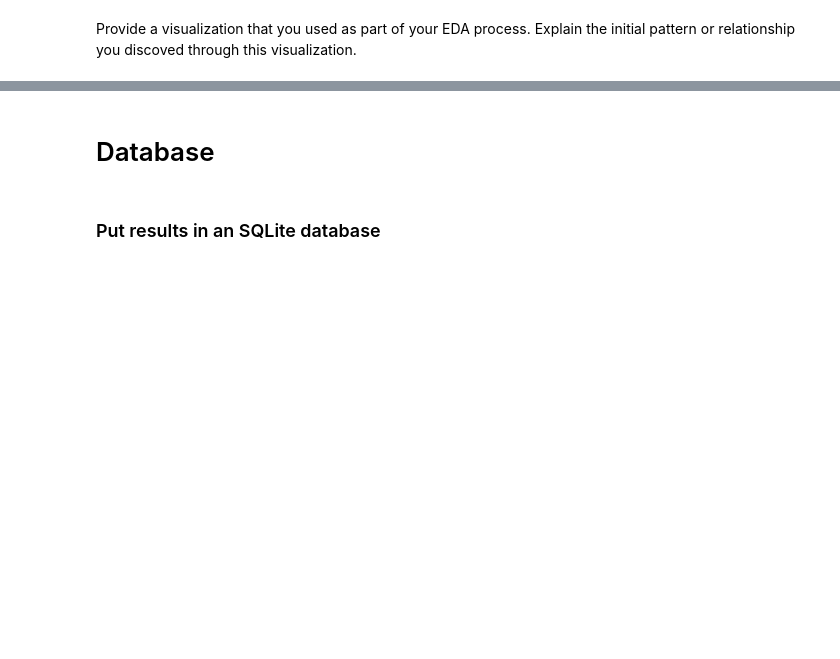
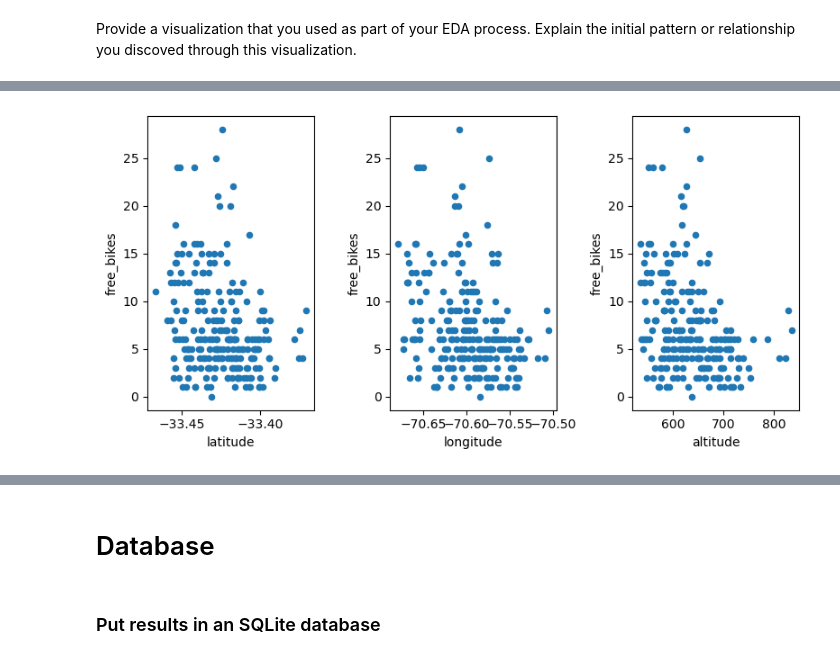
Before and after one commit to harnettd/stat-modelling-with-python, a Jupyter notebook: notebooks/joining_data.ipynb, the cells around one changed output, grey strips where cells are left out. Cells and saved outputs as stored; diff of their text form; code cells hidden in the pictures; blank space fills up the shorter version.

```diff
--- a/notebooks/joining_data.ipynb
+++ b/notebooks/joining_data.ipynb
@@ -132,0 +154,8 @@ Provide a visualization that you used as part of your EDA process. Explain the i
+# %%
+fig, axes = plt.subplots(nrows=1, ncols=3, figsize=(8, 4))
+stations_df.plot.scatter(x='latitude', y='free_bikes', ax=axes[0])
+stations_df.plot.scatter(x='longitude', y='free_bikes', ax=axes[1])
+stations_df.plot.scatter(x='altitude', y='free_bikes', ax=axes[2])
+fig.tight_layout()
+# %% [output]
+[figure, added]
```
Also changed, not shown: parts of 20 cells of this notebook, 1 other file.
